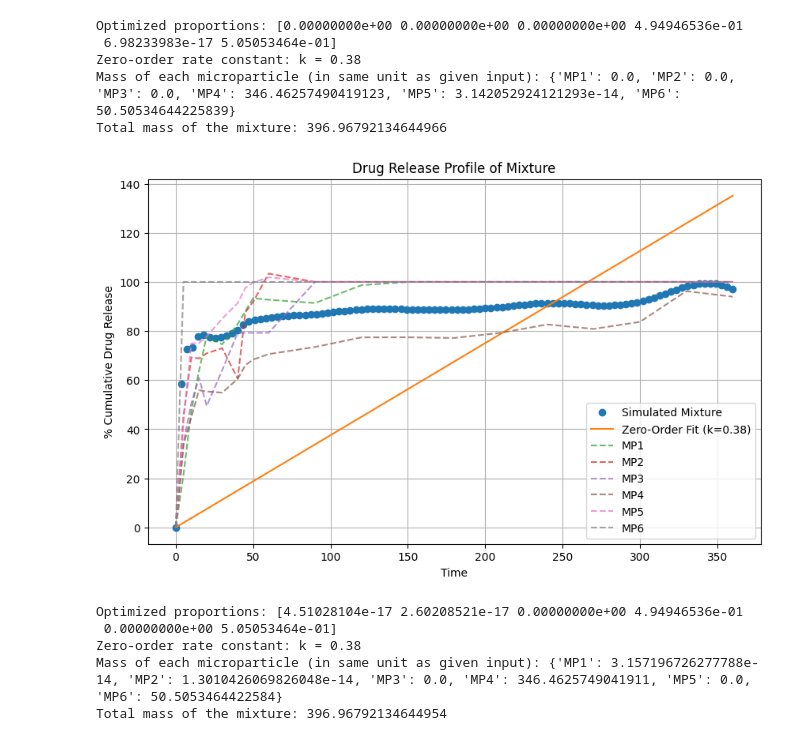
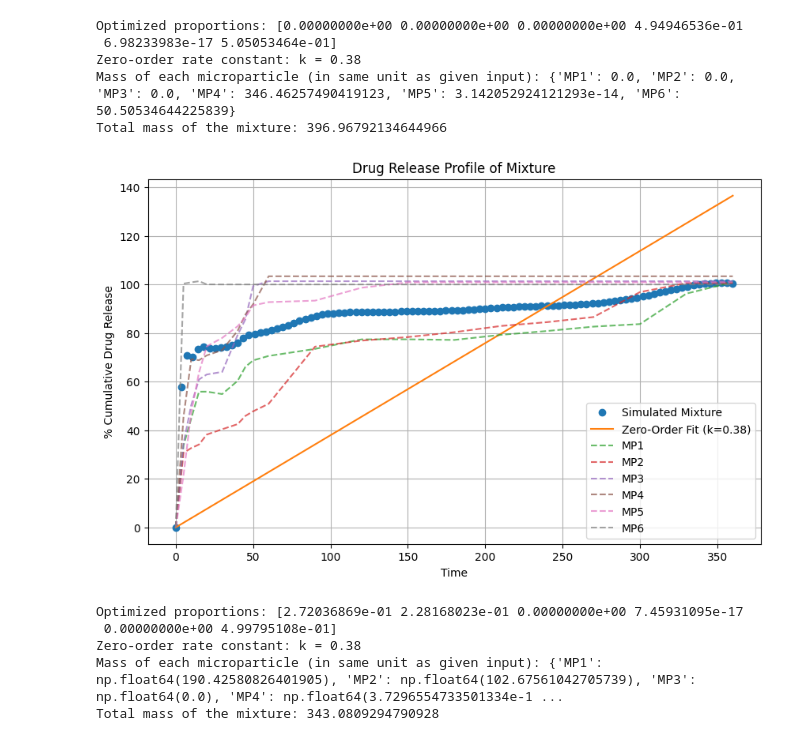
Before and after one commit to Swayamprakashpatel/Release_Simulation, a Jupyter notebook: Microsphere_Release_Simulation_Updated.ipynb, the cells around one changed output. Saved outputs shown, nothing was run; the diff lists cells and outputs as text; code cells hidden in the pictures.

```diff
--- a/Microsphere_Release_Simulation_Updated.ipynb
+++ b/Microsphere_Release_Simulation_Updated.ipynb
@@ -985,7 +985,7 @@ from scipy.interpolate import interp1d
 from scipy.optimize import curve_fit, minimize
 
 # Load the data from the .csv file
-data = pd.read_csv('/content/data2.csv')
+data = pd.read_csv('/content/DATA.csv')
 
 # Extract time points and cumulative release profiles
 time_points = data['Time'].values
@@ -994,10 +994,10 @@ release_profiles = {col: data[col].values for col in data.columns if col != 'Tim
 # Drug content per microparticle
 drug_content_per_microparticle = {
     'MP1': 100/700,
-    'MP2': 100/500,
+    'MP2': 100/450,
     'MP3': 100/500,
-    'MP4': 100/700,
-    'MP5': 100/450,
+    'MP4': 100/500,
+    'MP5': 100/700,
     'MP6': 100/100,
 }
 
@@ -1067,36 +1067,36 @@ k = params[0]
 # Calculate mass of each microparticle needed for a 100 mg total drug load
 total_drug_needed = 100  # mg
 mass_per_microparticle = {}
 for i, key in enumerate(interpolated_releases.keys()):
     mass_per_microparticle[key] = (optimized_proportions[i] * total_drug_needed) / drug_content_per_microparticle[key]
 
 # Validate total mass is feasible
 total_mass = sum(mass_per_microparticle.values())
 if total_mass > 1000:  # Adjust this threshold based on experimental feasibility
     print("Warning: The total mass exceeds experimental feasibility. Consider revising constraints.")
 
 # Plot the results
 plt.figure(figsize=(10, 6))
 plt.plot(common_time_points, weighted_release, 'o', label='Simulated Mixture')
 plt.plot(common_time_points, zero_order_kinetics(common_time_points, k), '-', label=f'Zero-Order Fit (k={k:.2f})')
 for key, df in data_frames.items():
     plt.plot(df['Time'], df['CumulativeRelease'], '--', label=key, alpha=0.7)
 plt.xlabel('Time')
 plt.ylabel('% Cumulative Drug Release')
 plt.title('Drug Release Profile of Mixture')
 plt.legend()
 plt.grid(True)
 plt.show()
 
 # Printing the optimized proportions, rate constant, and mass of each microparticle
 print(f'Optimized proportions: {optimized_proportions}')
 print(f'Zero-order rate constant: k = {k:.2f}')
 print(f'Mass of each microparticle (in same unit as given input): {mass_per_microparticle}')
 print(f"Total mass of the mixture: {total_mass}")
 # %% [output]
-[figure, old version]
+[figure, new version]
-Optimized proportions: [4.51028104e-17 2.60208521e-17 0.00000000e+00 4.94946536e-01
- 0.00000000e+00 5.05053464e-01]
+Optimized proportions: [2.72036869e-01 2.28168023e-01 0.00000000e+00 7.45931095e-17
+ 0.00000000e+00 4.99795108e-01]
 Zero-order rate constant: k = 0.38
-Mass of each microparticle (in same unit as given input): {'MP1': 3.157196726277788e-14, 'MP2': 1.3010426069826048e-14, 'MP3': 0.0, 'MP4': 346.4625749041911, 'MP5': 0.0, 'MP6': 50.5053464422584}
-Total mass of the mixture: 396.96792134644954
+Mass of each microparticle (in same unit as given input): {'MP1': np.float64(190.42580826401905), 'MP2': np.float64(102.67561042705739), 'MP3': np.float64(0.0), 'MP4': np.float64(3.7296554733501334e-1 ...
+Total mass of the mixture: 343.0809294790928
```
